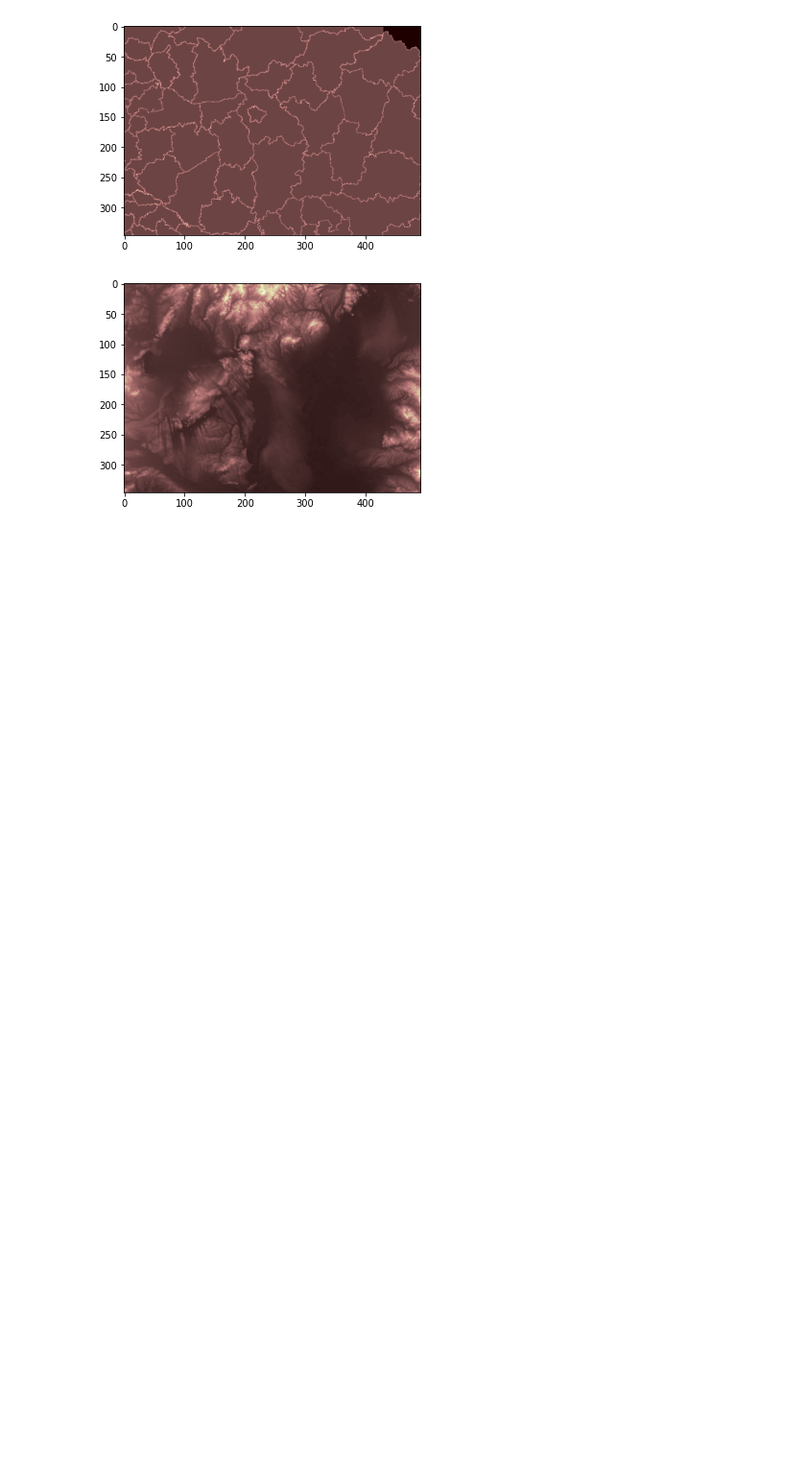
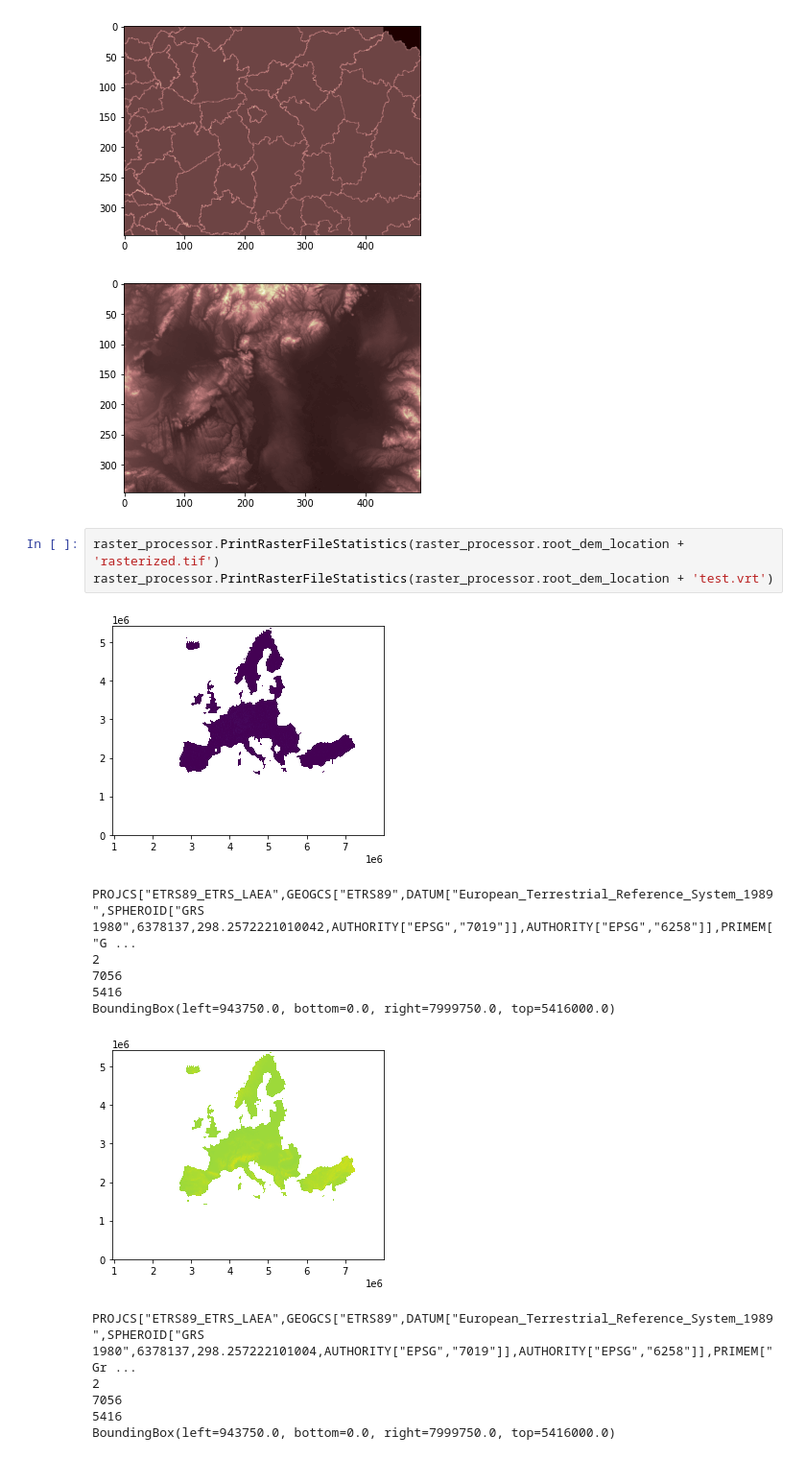
Before and after one commit to europe-gis/europe-gis, a Jupyter notebook: notebooks/prototype.ipynb, the cells around one changed output. Shown at 96% size. Cells and saved outputs as stored; diff of their text form; blank space fills up the shorter version.

Commit message:
correct bounding boxes

```diff
--- a/notebooks/prototype.ipynb
+++ b/notebooks/prototype.ipynb
@@ -43,3 +43,19 @@ raster_processor.plotArray(w)
    2.0000000e+00  2.0000000e+00]]
 [figure]
 [figure]
+# %%
+raster_processor.PrintRasterFileStatistics(raster_processor.root_dem_location + 'rasterized.tif')
+raster_processor.PrintRasterFileStatistics(raster_processor.root_dem_location + 'test.vrt')
+# %% [output]
+[figure, added]
+PROJCS["ETRS89_ETRS_LAEA",GEOGCS["ETRS89",DATUM["European_Terrestrial_Reference_System_1989",SPHEROID["GRS 1980",6378137,298.2572221010042,AUTHORITY["EPSG","7019"]],AUTHORITY["EPSG","6258"]],PRIMEM["G ...
+2
+7056
+5416
+BoundingBox(left=943750.0, bottom=0.0, right=7999750.0, top=5416000.0)
+[figure, added]
+PROJCS["ETRS89_ETRS_LAEA",GEOGCS["ETRS89",DATUM["European_Terrestrial_Reference_System_1989",SPHEROID["GRS 1980",6378137,298.257222101004,AUTHORITY["EPSG","7019"]],AUTHORITY["EPSG","6258"]],PRIMEM["Gr ...
+2
+7056
+5416
+BoundingBox(left=943750.0, bottom=0.0, right=7999750.0, top=5416000.0)
```
Also changed, not shown: 3 other files.
